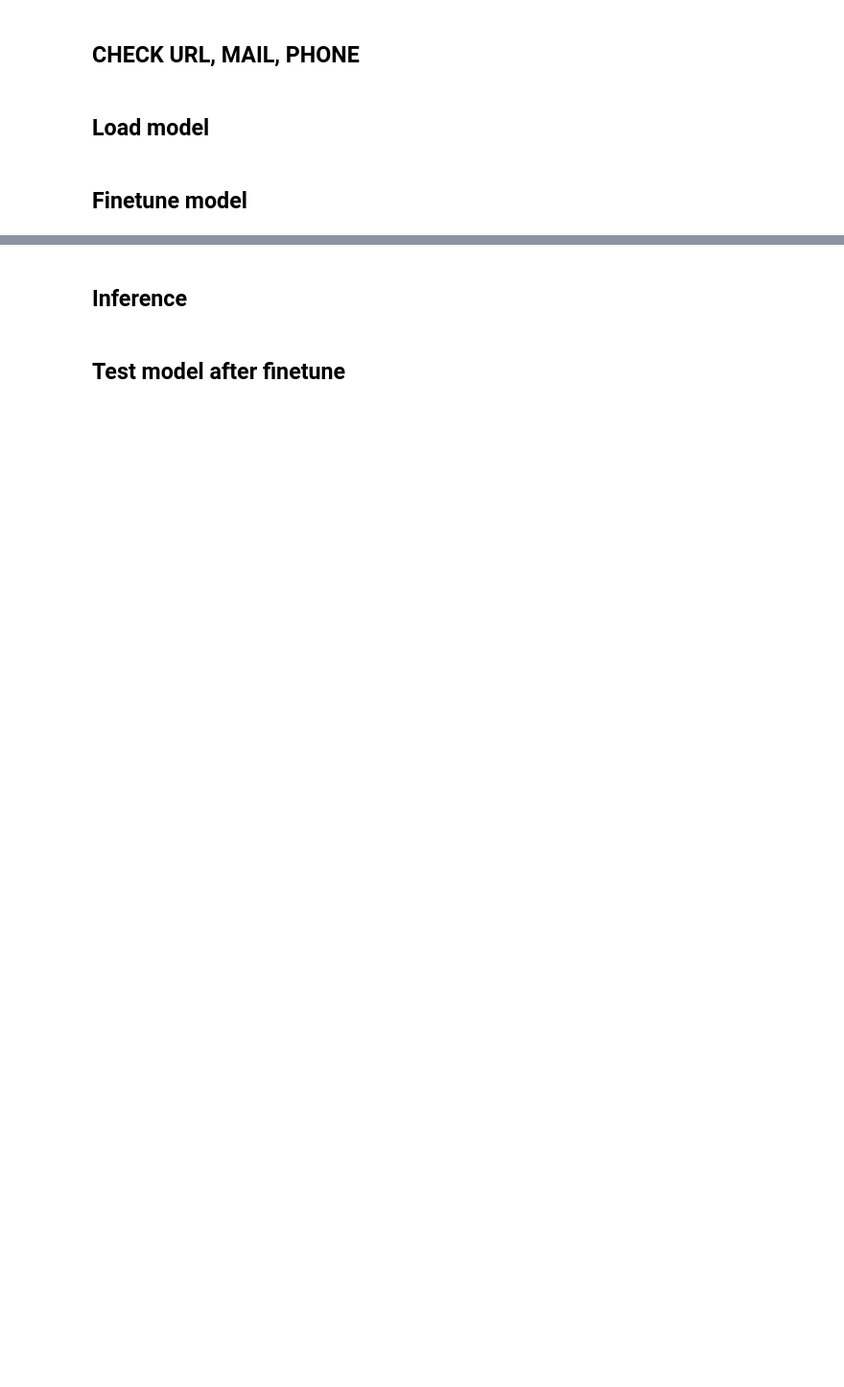
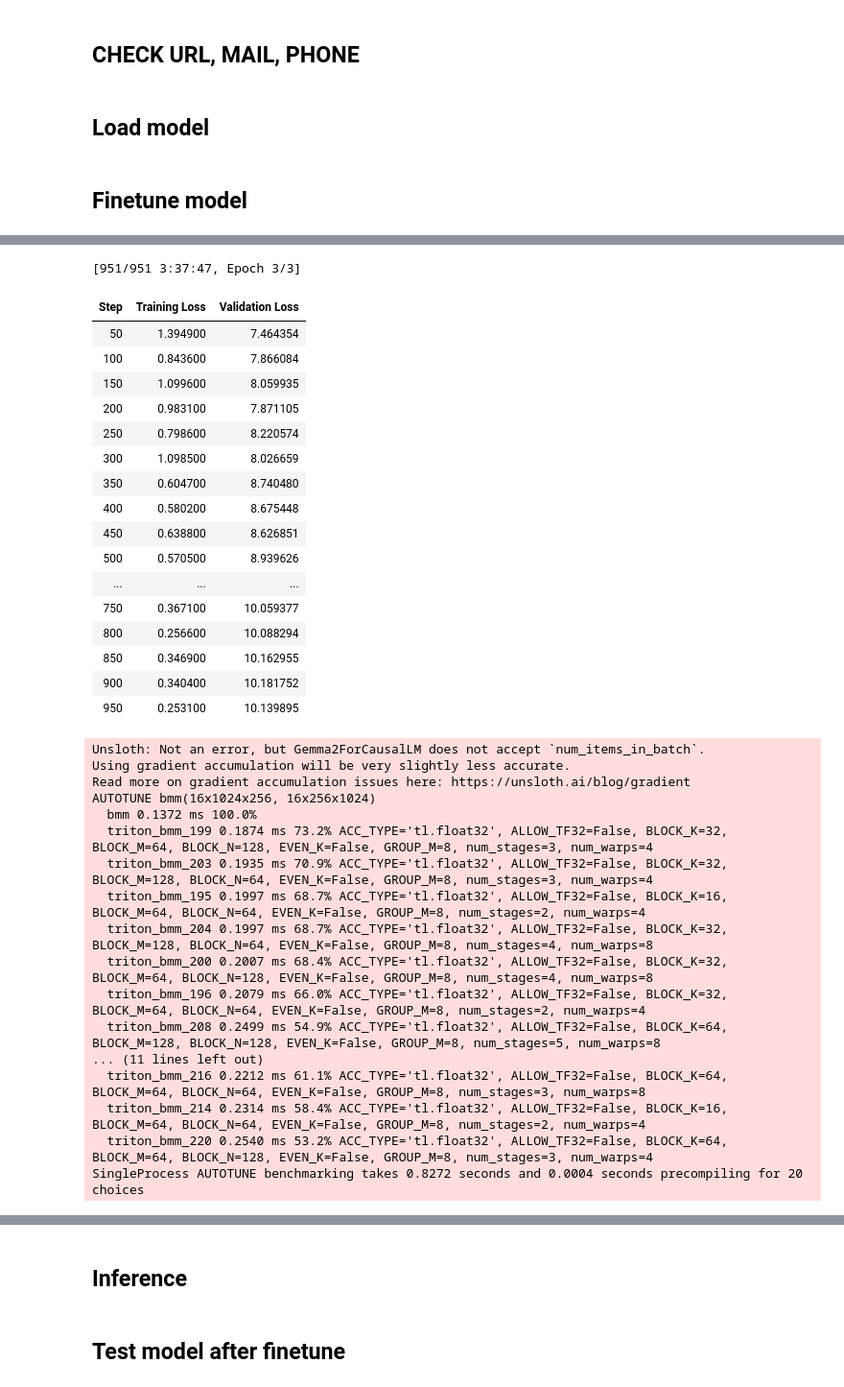
Before and after one commit to LoylP/Fense_System, a Jupyter notebook: Notebook/Finetune.ipynb, the cells around one changed output, grey strips where cells are left out. Shown at 96% size. Saved outputs shown, nothing was run; the diff lists cells and outputs as text; code cells hidden in the pictures; blank space fills up the shorter version.

Commit message:
update finetune file model gemma with unsloth + lora

```diff
--- a/Notebook/Finetune.ipynb
+++ b/Notebook/Finetune.ipynb
@@ -352,14 +324,47 @@ training_args = TrainingArguments(
+# %%
+training_args = TrainingArguments(
+    output_dir="gemma_outputs",
+    per_device_train_batch_size=2,
+    per_device_eval_batch_size=2,
+    gradient_accumulation_steps=4,
+    warmup_steps=5,
+    num_train_epochs=3,
+    learning_rate=2e-4,
+    fp16=not torch.cuda.is_bf16_supported(),
+    bf16=torch.cuda.is_bf16_supported(),
+    logging_steps=10,
+    optim="adamw_8bit",
+    weight_decay=0.01,
+    lr_scheduler_type="linear",
+    seed=3407,
+    save_strategy="steps",
+    save_steps=50,
+    eval_strategy="steps",
+    eval_steps=50,
+    report_to="none",
+    dataloader_pin_memory=False,
+    remove_unused_columns=False,
+)
+# %%
+def tokenize_function(examples):
+    return tokenizer(
+        examples["text"],
+        padding="max_length",
+        truncation=True,
+        max_length=1024,
+    )
+
+train_dataset = train_dataset.map(tokenize_function, batched=True, remove_columns=["text"])
+val_dataset = val_dataset.map(tokenize_function, batched=True, remove_columns=["text"])
 # %%
-from trl import SFTTrainer
-
 trainer = SFTTrainer(
     model=model,
     tokenizer=tokenizer,
     train_dataset=train_dataset,
     eval_dataset=val_dataset,
-    formatting_func = lambda example: [example["text"]],
-    max_seq_length=2048,
-    args=training_args
+    data_collator=data_collator,
+    args=training_args,
 )
 
-trainer.train()
+trainer_stats = trainer.train()
+# %% [output]
@@ -366 +376,36 @@ trainer.train()
+[951/951 3:37:47, Epoch 3/3]
+| Step | Training Loss | Validation Loss |
+| 50 | 1.394900 | 7.464354 |
+| 100 | 0.843600 | 7.866084 |
+| 150 | 1.099600 | 8.059935 |
+| 200 | 0.983100 | 7.871105 |
+| 250 | 0.798600 | 8.220574 |
+| 300 | 1.098500 | 8.026659 |
+| 350 | 0.604700 | 8.740480 |
+| 400 | 0.580200 | 8.675448 |
+| 450 | 0.638800 | 8.626851 |
+| 500 | 0.570500 | 8.939626 |
+| ... | ... | ... |
+| 750 | 0.367100 | 10.059377 |
+| 800 | 0.256600 | 10.088294 |
+| 850 | 0.346900 | 10.162955 |
+| 900 | 0.340400 | 10.181752 |
+| 950 | 0.253100 | 10.139895 |
+Unsloth: Not an error, but Gemma2ForCausalLM does not accept `num_items_in_batch`.
+Using gradient accumulation will be very slightly less accurate.
+Read more on gradient accumulation issues here: https://unsloth.ai/blog/gradient
+AUTOTUNE bmm(16x1024x256, 16x256x1024)
+  bmm 0.1372 ms 100.0%
+  triton_bmm_199 0.1874 ms 73.2% ACC_TYPE='tl.float32', ALLOW_TF32=False, BLOCK_K=32, BLOCK_M=64, BLOCK_N=128, EVEN_K=False, GROUP_M=8, num_stages=3, num_warps=4
+  triton_bmm_203 0.1935 ms 70.9% ACC_TYPE='tl.float32', ALLOW_TF32=False, BLOCK_K=32, BLOCK_M=128, BLOCK_N=64, EVEN_K=False, GROUP_M=8, num_stages=3, num_warps=4
+  triton_bmm_195 0.1997 ms 68.7% ACC_TYPE='tl.float32', ALLOW_TF32=False, BLOCK_K=16, BLOCK_M=64, BLOCK_N=64, EVEN_K=False, GROUP_M=8, num_stages=2, num_warps=4
+  triton_bmm_204 0.1997 ms 68.7% ACC_TYPE='tl.float32', ALLOW_TF32=False, BLOCK_K=32, BLOCK_M=128, BLOCK_N=64, EVEN_K=False, GROUP_M=8, num_stages=4, num_warps=8
+  triton_bmm_200 0.2007 ms 68.4% ACC_TYPE='tl.float32', ALLOW_TF32=False, BLOCK_K=32, BLOCK_M=64, BLOCK_N=128, EVEN_K=False, GROUP_M=8, num_stages=4, num_warps=8
+  triton_bmm_196 0.2079 ms 66.0% ACC_TYPE='tl.float32', ALLOW_TF32=False, BLOCK_K=32, BLOCK_M=64, BLOCK_N=64, EVEN_K=False, GROUP_M=8, num_stages=2, num_warps=4
+  triton_bmm_208 0.2499 ms 54.9% ACC_TYPE='tl.float32', ALLOW_TF32=False, BLOCK_K=64, BLOCK_M=128, BLOCK_N=128, EVEN_K=False, GROUP_M=8, num_stages=5, num_warps=8
+... (11 lines left out)
+  triton_bmm_216 0.2212 ms 61.1% ACC_TYPE='tl.float32', ALLOW_TF32=False, BLOCK_K=64, BLOCK_M=64, BLOCK_N=64, EVEN_K=False, GROUP_M=8, num_stages=3, num_warps=8
+  triton_bmm_214 0.2314 ms 58.4% ACC_TYPE='tl.float32', ALLOW_TF32=False, BLOCK_K=16, BLOCK_M=64, BLOCK_N=64, EVEN_K=False, GROUP_M=8, num_stages=2, num_warps=4
+  triton_bmm_220 0.2540 ms 53.2% ACC_TYPE='tl.float32', ALLOW_TF32=False, BLOCK_K=64, BLOCK_M=64, BLOCK_N=128, EVEN_K=False, GROUP_M=8, num_stages=3, num_warps=4
+SingleProcess AUTOTUNE benchmarking takes 0.8272 seconds and 0.0004 seconds precompiling for 20 choices
 # %%
```
Also changed, not shown: parts of 17 cells of this notebook, 1 other file.
